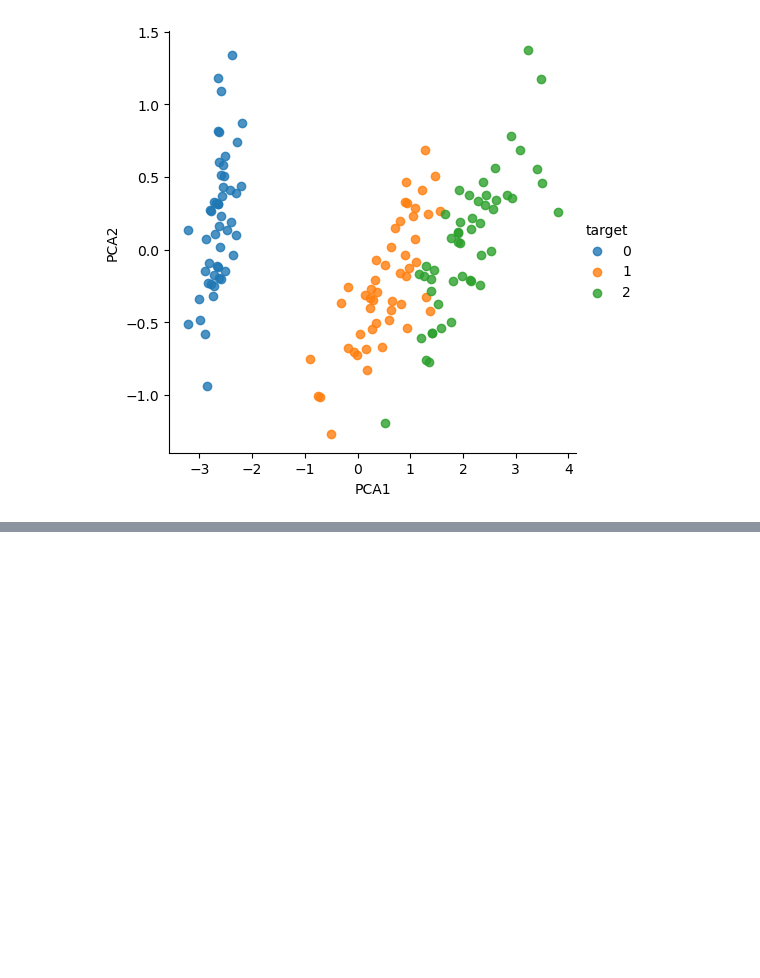
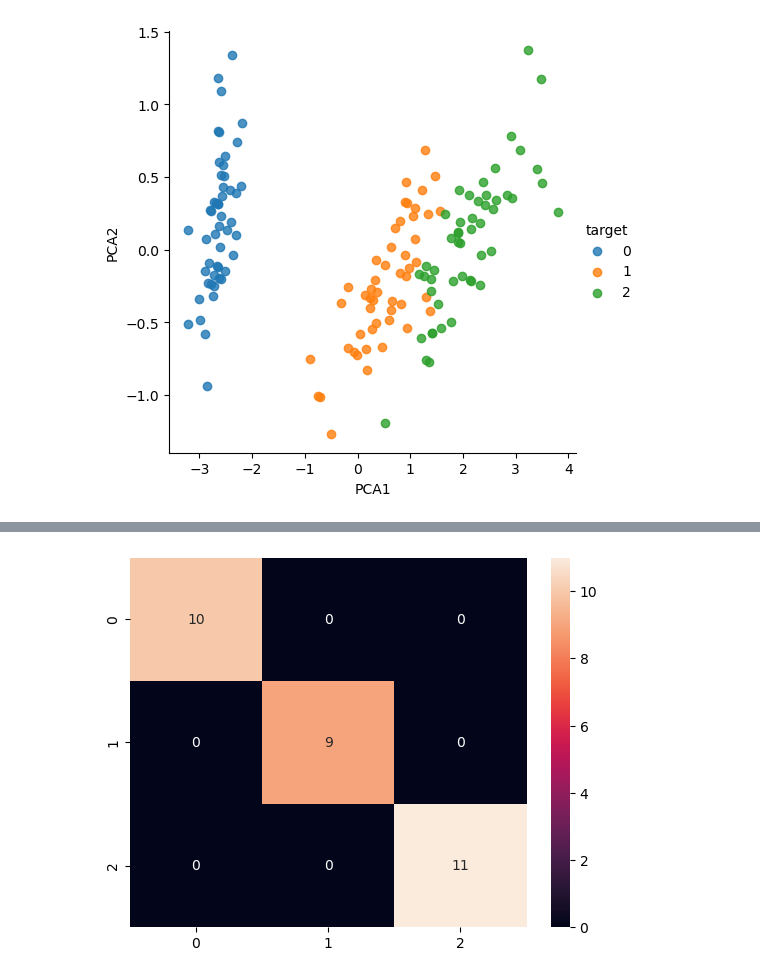
Before and after one commit to sergioamdiaz/ML-concepts, a Jupyter notebook: Module 3 - Scikit Learns/PCA_Iris_exploration - For Class.ipynb, the cells around one changed output, grey strips where cells are left out. Saved outputs shown, nothing was run; the diff lists cells and outputs as text; code cells hidden in the pictures; blank space fills up the shorter version.

```diff
--- a/Module 3 - Scikit Learns/PCA_Iris_exploration - For Class.ipynb
+++ b/Module 3 - Scikit Learns/PCA_Iris_exploration - For Class.ipynb
@@ -265,0 +268,4 @@ plt.show()
+# %%
+X_train, X_test, y_train, y_test = train_test_split(X_2D, y, test_size=0.2, random_state=42)
+# %%
+model.fit(X_2D, y)
@@ -265,0 +274,3 @@ plt.show()
+# %%
+y_pred = model.predict(X_test)
+y_pred
@@ -265,0 +366,7 @@ plt.show()
+# %%
+confu_mat = confusion_matrix(y_test, y_pred)
+# %%
+sns.heatmap(confu_mat, annot=True)
+plt.show()
+# %% [output]
+[figure, added]
```
Also changed, not shown: parts of 32 cells of this notebook.
